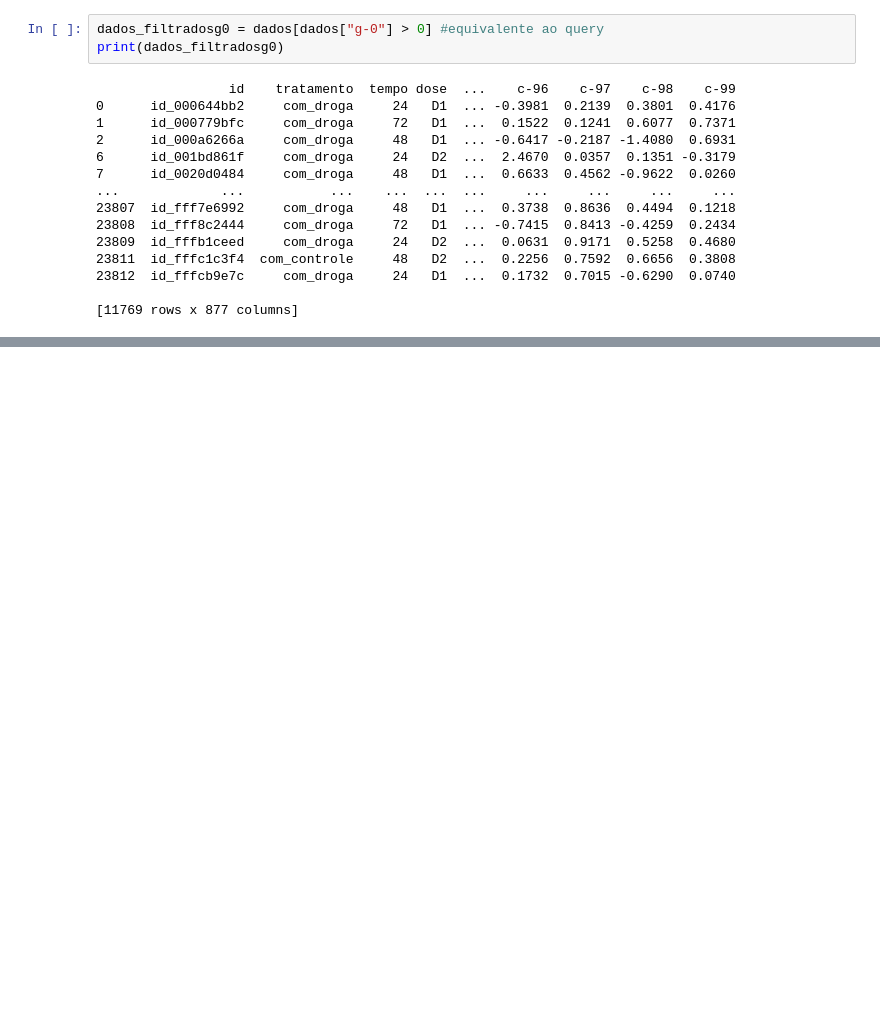
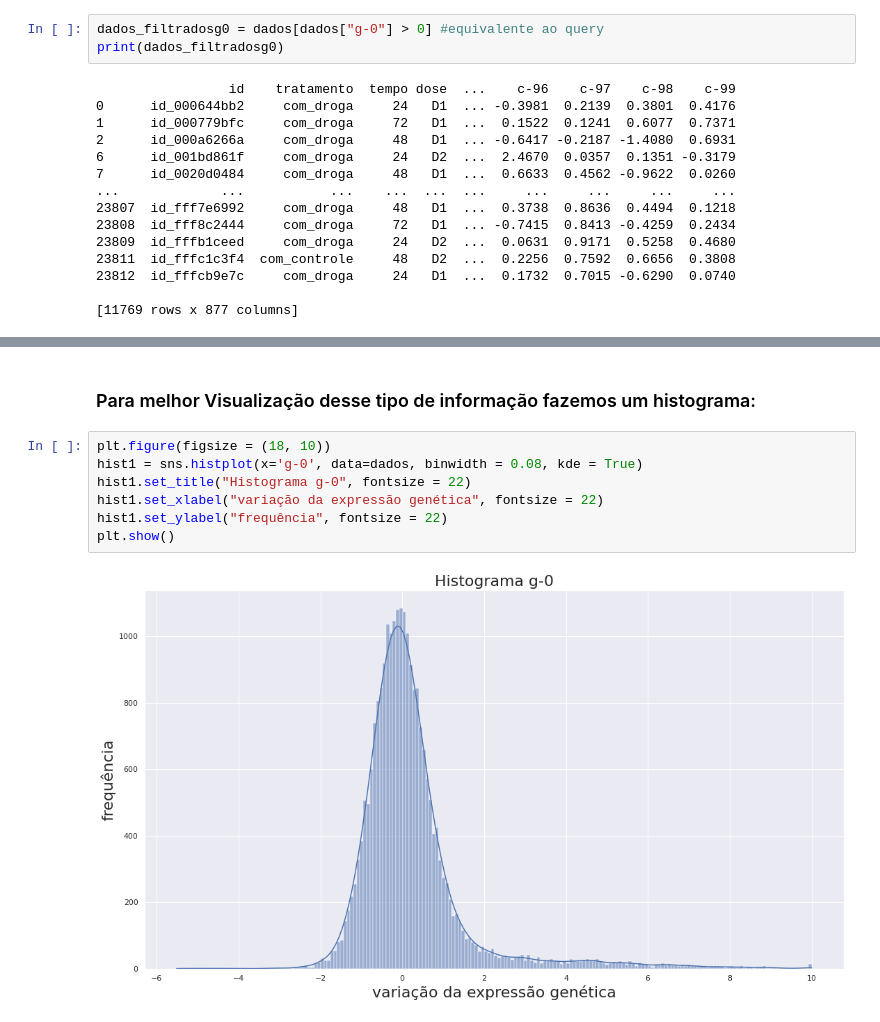
Before and after one commit to RFFSoftwareEngineering/DataScienceProject, a Jupyter notebook: DataScienceProject.ipynb, the cells around one changed output, grey strips where cells are left out. Drawn from its saved outputs; the diff is of its cells as text; blank space fills up the shorter version.

```diff
--- a/DataScienceProject.ipynb
+++ b/DataScienceProject.ipynb
@@ -170,0 +222,11 @@ Até aqui ja podemos observar como essa base de dados oferece uma ampla gama de
+# %% [markdown]
+### Para melhor Visualização desse tipo de informação fazemos um histograma:
+# %%
+plt.figure(figsize = (18, 10))
+hist1 = sns.histplot(x='g-0', data=dados, binwidth = 0.08, kde = True)
+hist1.set_title("Histograma g-0", fontsize = 22)
+hist1.set_xlabel("variação da expressão genética", fontsize = 22)
+hist1.set_ylabel("frequência", fontsize = 22)
+plt.show()
+# %% [output]
+[figure, added]
```
Also changed, not shown: parts of 21 cells of this notebook.
